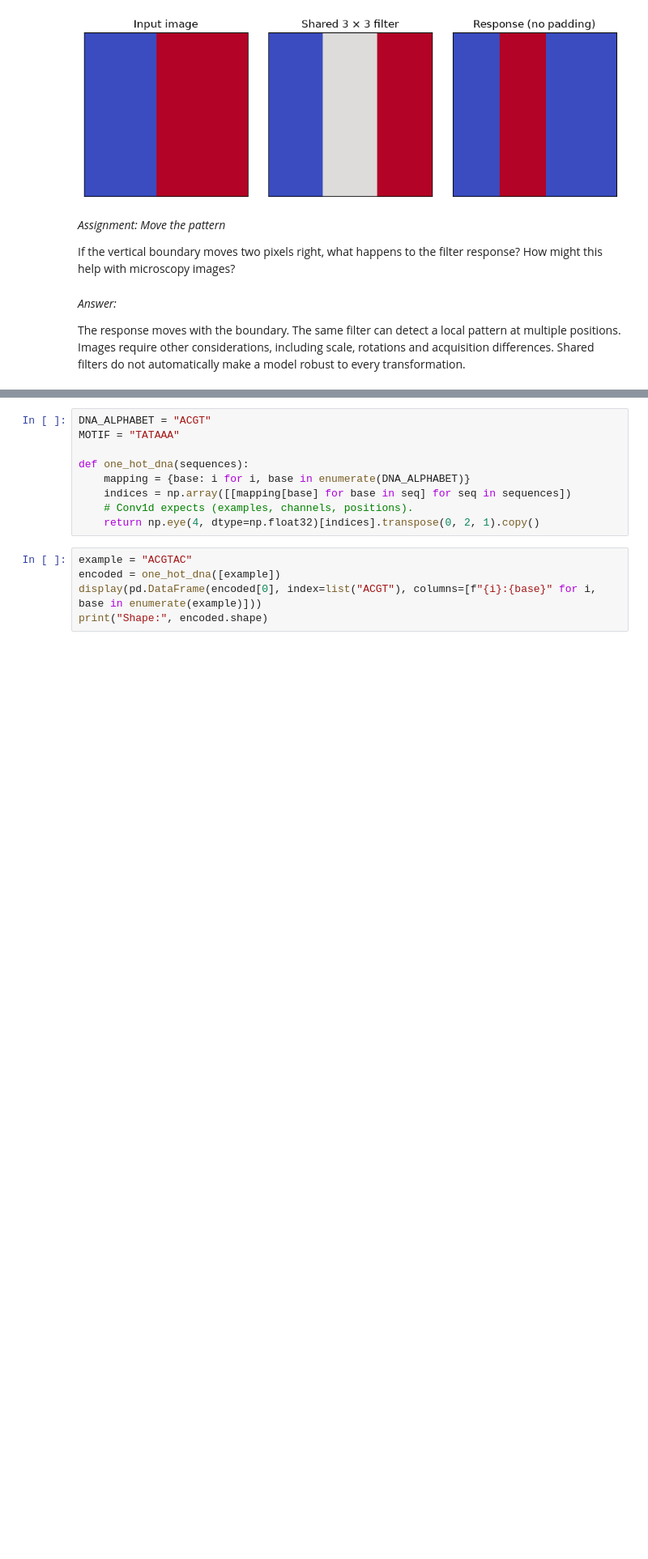
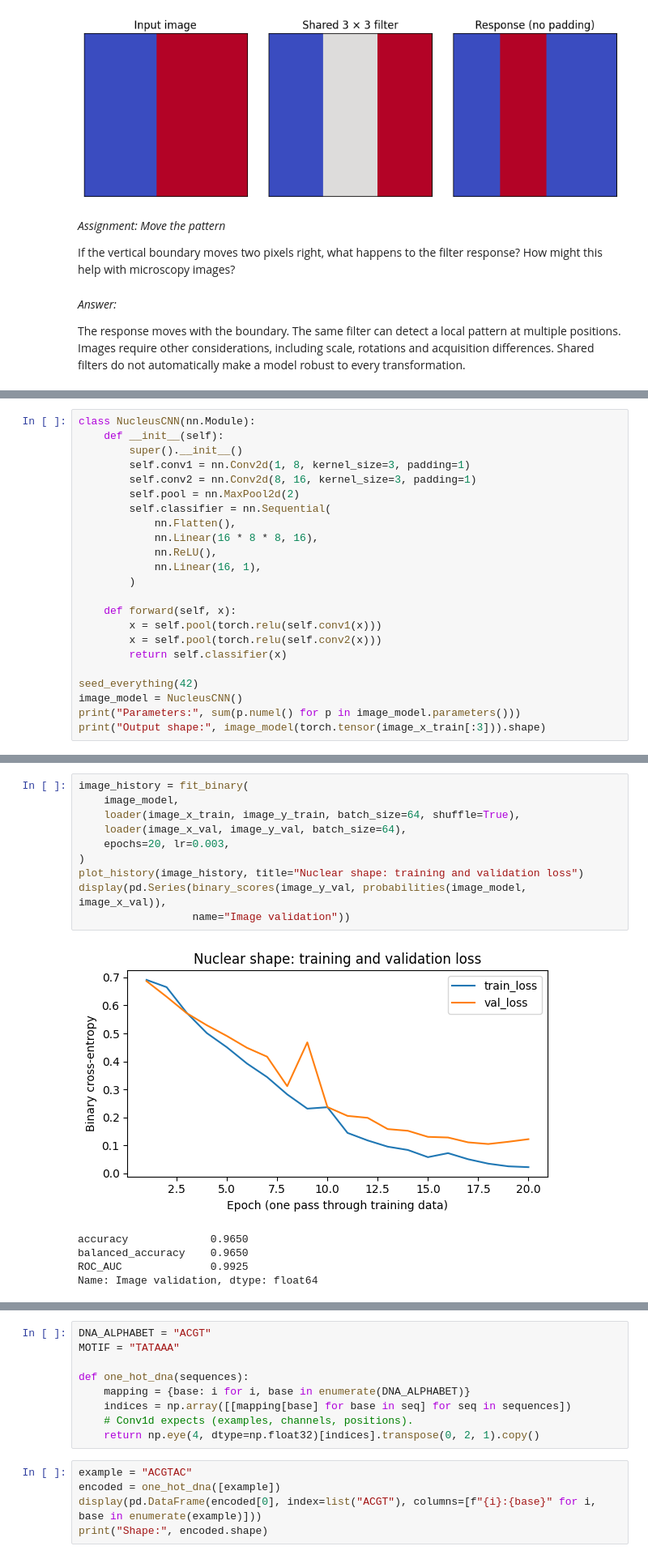
Before and after one commit to hramdasan/elixir_summerschool_26, a Jupyter notebook: answers/3-convolutional-neural-networks.ipynb, the cells around one changed output, grey strips where cells are left out. Shown at 81% size. Cells and saved outputs as stored; diff of their text form; blank space fills up the shorter version.

```diff
--- a/answers/3-convolutional-neural-networks.ipynb
+++ b/answers/3-convolutional-neural-networks.ipynb
@@ -47,0 +130,23 @@ The response moves with the boundary. The same filter can detect a local pattern
+# %%
+class NucleusCNN(nn.Module):
+    def __init__(self):
+        super().__init__()
+        self.conv1 = nn.Conv2d(1, 8, kernel_size=3, padding=1)
+        self.conv2 = nn.Conv2d(8, 16, kernel_size=3, padding=1)
+        self.pool = nn.MaxPool2d(2)
+        self.classifier = nn.Sequential(
+            nn.Flatten(),
+            nn.Linear(16 * 8 * 8, 16),
+            nn.ReLU(),
+            nn.Linear(16, 1),
+        )
+
+    def forward(self, x):
+        x = self.pool(torch.relu(self.conv1(x)))
+        x = self.pool(torch.relu(self.conv2(x)))
+        return self.classifier(x)
+
+seed_everything(42)
+image_model = NucleusCNN()
+print("Parameters:", sum(p.numel() for p in image_model.parameters()))
+print("Output shape:", image_model(torch.tensor(image_x_train[:3])).shape)
@@ -47,0 +239,16 @@ The response moves with the boundary. The same filter can detect a local pattern
+# %%
+image_history = fit_binary(
+    image_model,
+    loader(image_x_train, image_y_train, batch_size=64, shuffle=True),
+    loader(image_x_val, image_y_val, batch_size=64),
+    epochs=20, lr=0.003,
+)
+plot_history(image_history, title="Nuclear shape: training and validation loss")
+display(pd.Series(binary_scores(image_y_val, probabilities(image_model, image_x_val)),
+                  name="Image validation"))
+# %% [output]
+[figure, added]
+accuracy             0.9650
+balanced_accuracy    0.9650
+ROC_AUC              0.9925
+Name: Image validation, dtype: float64
```
Also changed, not shown: parts of 36 cells of this notebook, 2 other files.
